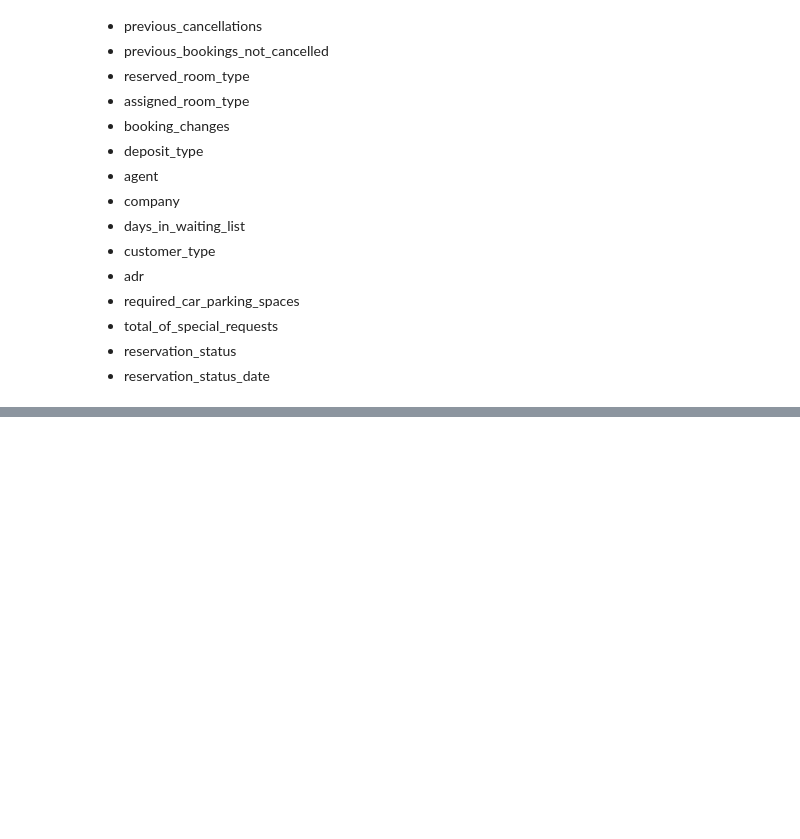
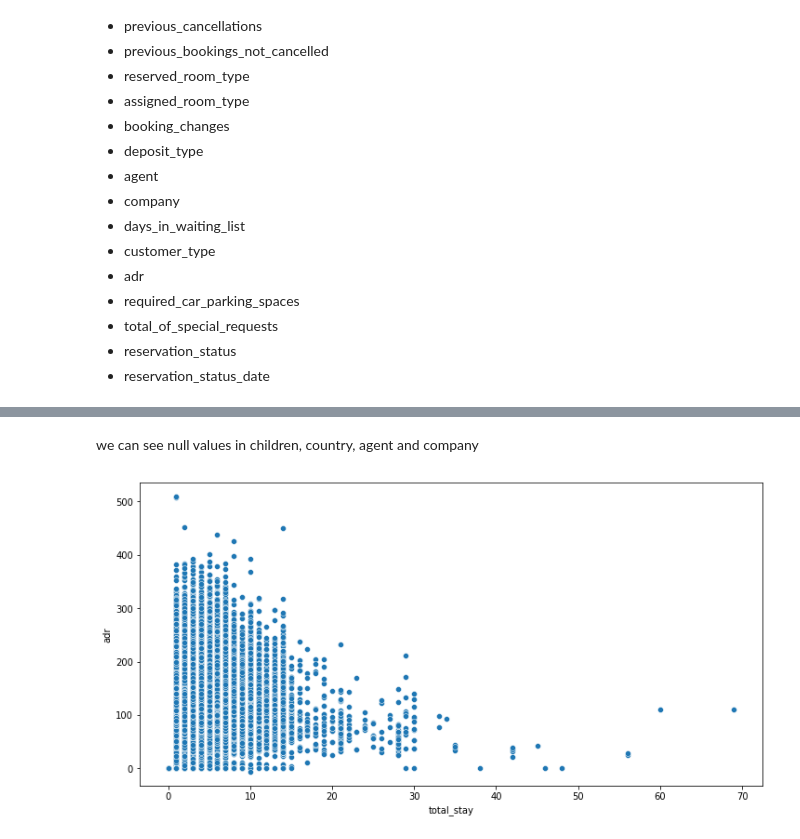
Before and after one commit to Meghanah97/Individual-project-hotel-booking-analysis, a Jupyter notebook: Hotel_Booking_Analysis_Capstone_Project.ipynb, the cells around one changed output, grey strips where cells are left out. Cells and saved outputs as stored; diff of their text form; code cells hidden in the pictures; blank space fills up the shorter version.

```diff
--- a/Hotel_Booking_Analysis_Capstone_Project.ipynb
+++ b/Hotel_Booking_Analysis_Capstone_Project.ipynb
@@ -350,0 +379,17 @@ array(['2015-07-01', '2015-07-02', '2015-07-03', '2015-05-06',
+# %% [markdown]
+we can see null values in children, country, agent and company
+# %%
+df[['company','agent']] = Hotel_df[['company','agent']].fillna(0)
+# %%
+df['children'].fillna(df['children'].mean(), inplace = True)
+# %%
+df['country'].fillna('others', inplace = True)
+# %%
+#outlier removing
+df.drop(df[df['adr'] > 5000].index, inplace = True)
+# %%
+plt.figure(figsize = (12,6))
+sns.scatterplot(y = 'adr', x = 'total_stay', data = df)
+plt.show()
+# %% [output]
+[figure, added]
```
Also changed, not shown: parts of 30 cells of this notebook.
